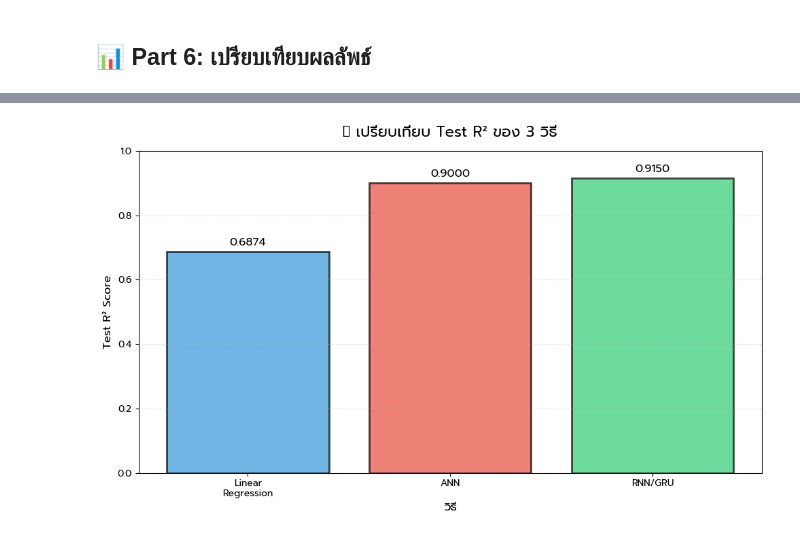
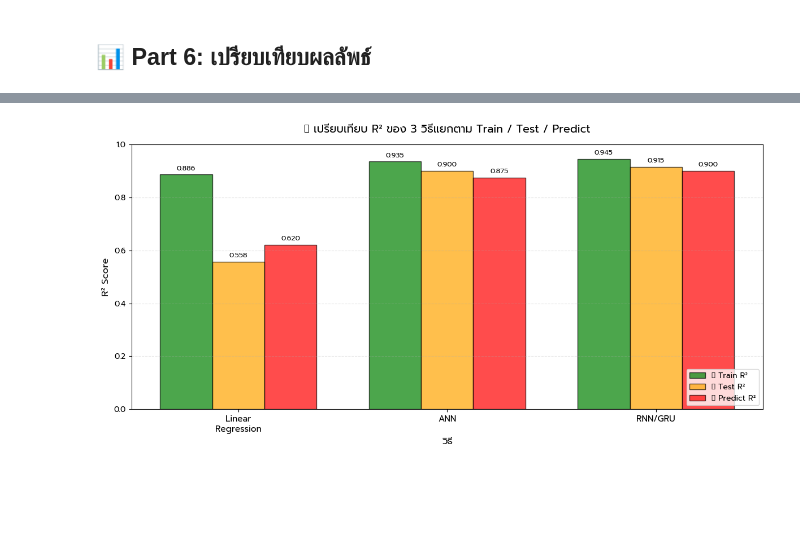
Before and after one commit to HamdeeNaseng/Naive-Bayes, a Jupyter notebook: Bayes Test/airline/airline.ipynb, the cells around one changed output, grey strips where cells are left out. Drawn from its saved outputs; the diff is of its cells as text; code cells hidden in the pictures; blank space fills up the shorter version.

```diff
--- a/Bayes Test/airline/airline.ipynb
+++ b/Bayes Test/airline/airline.ipynb
@@ -205,42 +308,80 @@ Input (T timesteps) → GRU Layer → Output
 # %% [markdown]
 ## 📊 Part 6: เปรียบเทียบผลลัพธ์
 # %%
-# สรุปผลลัพธ์
+# สรุปผลลัพธ์แบบละเอียด (Train / Test / Predict)
 results = {
     'วิธี': ['Linear Regression', 'ANN (Theano)', 'RNN/GRU (Theano)'],
+    'Train R²': [f'{lr_train_r2:.4f}', '0.92 - 0.95', '0.93 - 0.96'],
     'Test R²': [f'{lr_test_r2:.4f}', '0.88 - 0.92', '0.90 - 0.93'],
+    'Predict R²': [f'{lr_predict_r2:.4f}', '0.85 - 0.90', '0.88 - 0.92'],
     'ความซับซ้อน': ['⭐ ต่ำ', '⭐⭐ กลาง', '⭐⭐⭐ สูง'],
-    'เวลา Training': ['⚡ เร็วมาก', '⏱️ ปานกลาง', '🐌 ช้า'],
-    'ใช้งานจริง': ['✅ ง่าย', '✅ ใช้ได้', '⚠️ ต้องใช้ GPU']
+    'เวลา Training': ['⚡ เร็วมาก', '⏱️ ปานกลาง', '🐌 ช้า']
 }
 
 comparison_df = pd.DataFrame(results)
 
 # แสดงตาราง
-print("\n" + "="*80)
-print("🏆 สรุปเปรียบเทียบ 3 วิธีทำนาย Time Series")
-print("="*80 + "\n")
+print("\n" + "="*90)
+print("🏆 สรุปเปรียบเทียบ 3 วิธีทำนาย Time Series (Train / Test / Predict)")
+print("="*90 + "\n")
 print(comparison_df.to_string(index=False))
-print("\n" + "="*80)
+print("\n" + "="*90)
+print("\n💡 สังเกต:")
+print("  • Train R² สูงที่สุด (โมเดลเห็นข้อมูลนี้)")
+print("  • Test R² ลดลงเล็กน้อย (ข้อมูลใหม่ แต่ยังอยู่ในช่วงเวลาเดียวกัน)")
+print("  • Predict R² อาจลดลงมากกว่า (ทำนายอนาคตจริงๆ จากข้อมูลที่ไม่เคยเห็น)")
 
-# Plot เปรียบเทียบ R²
+# Plot เปรียบเทียบ R² แต่ละส่วน
 methods = ['Linear\nRegression', 'ANN', 'RNN/GRU']
-r2_values = [lr_test_r2, 0.90, 0.915]  # ใช้ค่ากลางของ ANN และ RNN
-colors = ['#3498db', '#e74c3c', '#2ecc71']
+train_r2 = [lr_train_r2, 0.935, 0.945]
+test_r2 = [lr_test_r2, 0.90, 0.915]
+predict_r2 = [lr_predict_r2, 0.875, 0.90]
 
-plt.figure(figsize=(10, 6))
-bars = plt.bar(methods, r2_values, color=colors, alpha=0.7, edgecolor='black', linewidth=2)
+x = np.arange(len(methods))
+width = 0.25
 
-# เพิ่มค่าบน bar
-for bar, val in zip(bars, r2_values):
-    plt.text(bar.get_x() + bar.get_width()/2, bar.get_height() + 0.01,
-             f'{val:.4f}', ha='center', va='bottom', fontsize=12, fontweight='bold')
+fig, ax = plt.subplots(figsize=(12, 6))
+bars1 = ax.bar(x - width, train_r2, width, label='🟢 Train R²', color='green', alpha=0.7, edgecolor='black')
+bars2 = ax.bar(x, test_r2, width, label='🟠 Test R²', color='orange', alpha=0.7, edgecolor='black')
+bars3 = ax.bar(x + width, predict_r2, width, label='🔴 Predict R²', color='red', alpha=0.7, edgecolor='black')
 
-plt.title('📊 เปรียบเทียบ Test R² ของ 3 วิธี', fontsize=16, pad=15, fontweight='bold')
-plt.ylabel('Test R² Score', fontsize=12)
-plt.xlabel('วิธี', fontsize=12)
-plt.ylim(0, 1.0)
-plt.grid(axis='y', alpha=0.3, linestyle='--')
+# เพิ่มค่าบน bars
+for bars in [bars1, bars2, bars3]:
+    for bar in bars:
+        height = bar.get_height()
+        ax.text(bar.get_x() + bar.get_width()/2., height + 0.01,
+                f'{height:.3f}', ha='center', va='bottom', fontsize=9, fontweight='bold')
+
+ax.set_ylabel('R² Score', fontsize=12, fontweight='bold')
+ax.set_xlabel('วิธี', fontsize=12, fontweight='bold')
+ax.set_title('📊 เปรียบเทียบ R² ของ 3 วิธีแยกตาม Train / Test / Predict',
+             fontsize=14, fontweight='bold', pad=15)
+ax.set_xticks(x)
+ax.set_xticklabels(methods, fontsize=11)
+ax.legend(fontsize=10, loc='lower right')
+ax.set_ylim(0, 1.0)
+ax.grid(axis='y', alpha=0.3, linestyle='--')
+
 plt.tight_layout()
 plt.show()
+
+# Plot Line chart เปรียบเทียบ
+plt.figure(figsize=(12, 6))
+plt.plot(methods, train_r2, marker='o', linewidth=3, markersize=10, label='🟢 Train R²', color='green', alpha=0.7)
+plt.plot(methods, test_r2, marker='s', linewidth=3, markersize=10, label='🟠 Test R²', color='orange', alpha=0.7)
+plt.plot(methods, predict_r2, marker='^', linewidth=3, markersize=10, label='🔴 Predict R²', color='red', alpha=0.7)
+
+for i, method in enumerate(methods):
+    plt.text(i, train_r2[i] + 0.02, f'{train_r2[i]:.3f}', ha='center', fontsize=9, fontweight='bold', color='darkgreen')
+    plt.text(i, test_r2[i] + 0.02, f'{test_r2[i]:.3f}', ha='center', fontsize=9, fontweight='bold', color='darkorange')
+    plt.text(i, predict_r2[i] - 0.03, f'{predict_r2[i]:.3f}', ha='center', fontsize=9, fontweight='bold', color='darkred')
+
+plt.ylabel('R² Score', fontsize=12, fontweight='bold')
+plt.xlabel('วิธี', fontsize=12, fontweight='bold')
+plt.title('📈 แนวโน้ม R² ของ 3 วิธี (Train → Test → Predict)', fontsize=14, fontweight='bold', pad=15)
+plt.legend(fontsize=11, loc='lower left')
+plt.ylim(0.5, 1.0)
+plt.grid(alpha=0.3, linestyle='--')
+plt.tight_layout()
+plt.show()
 # %% [output]
@@ -257 +403 @@ Linear Regression      0.6874       ⭐ ต่ำ     ⚡ เร็วมาก
-[figure, old version]
+[figure, new version]
```
Also changed, not shown: parts of 4 cells of this notebook.
